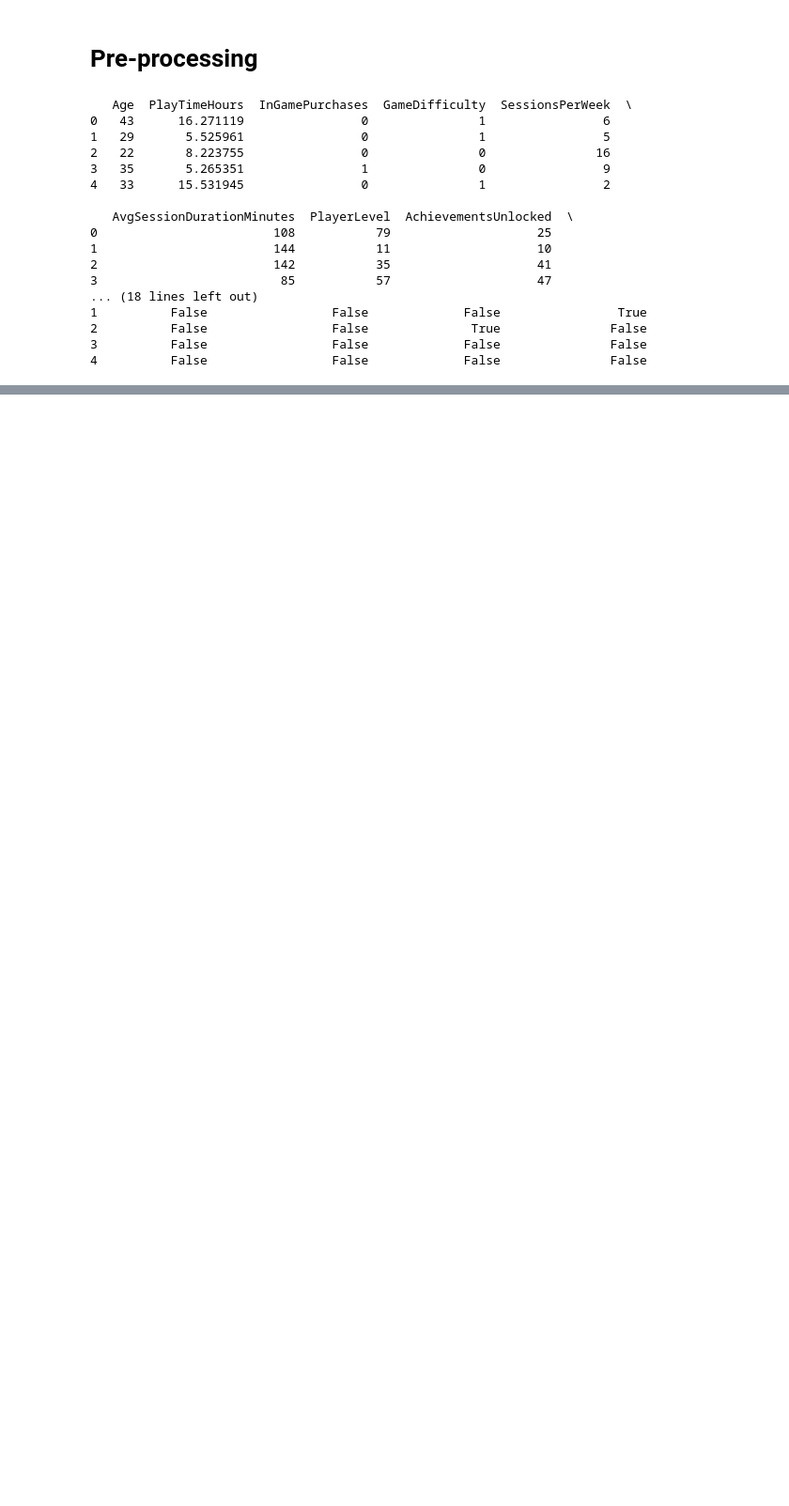
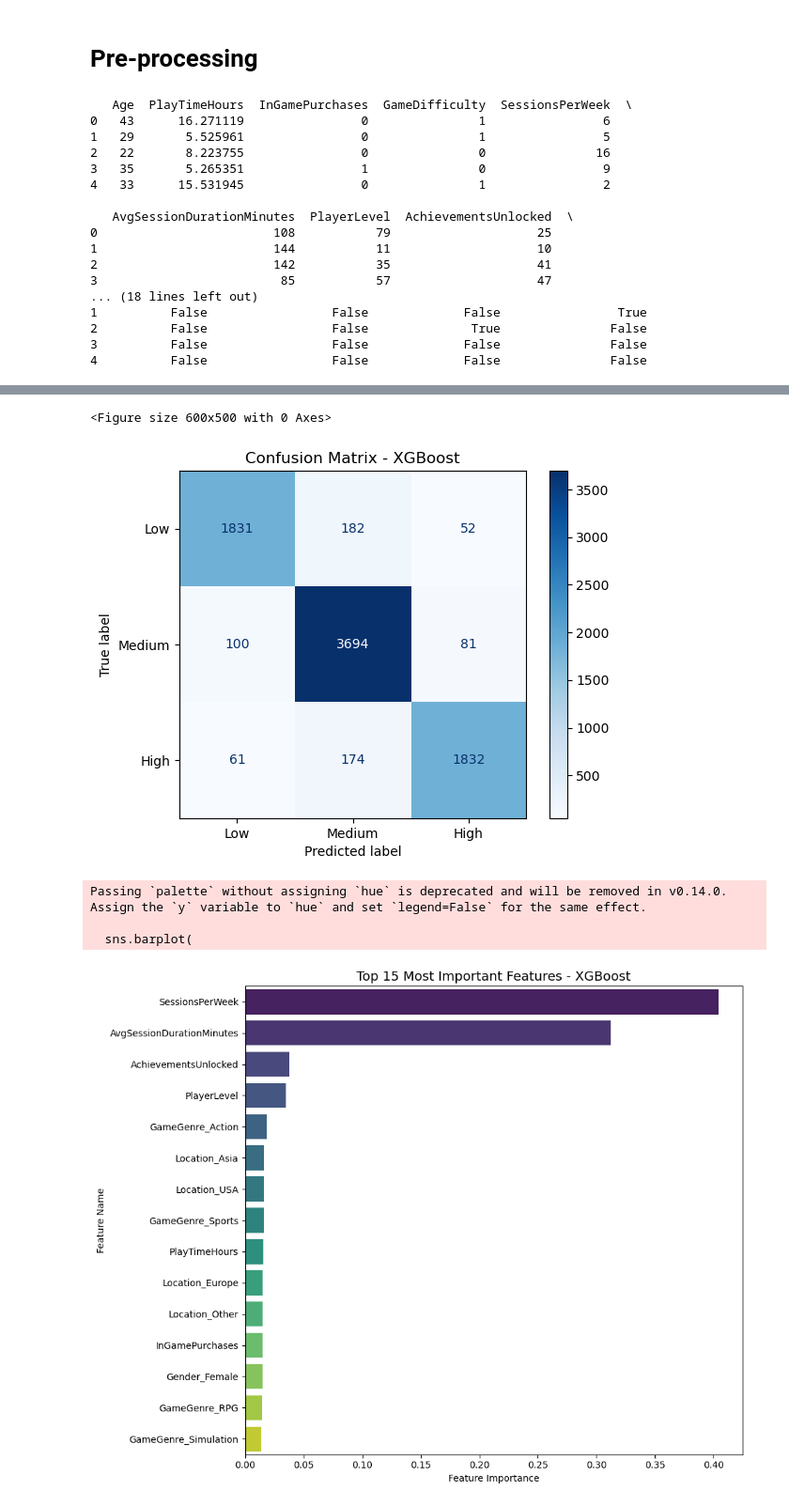
Before and after one commit to lutfialvarop/game-online-engagement, a Jupyter notebook: main.ipynb, the cells around one changed output, grey strips where cells are left out. Shown: that part at 94% size. Drawn from its saved outputs; the diff is of its cells as text; code cells hidden in the pictures; blank space fills up the shorter version.

Commit message:
Training and testing, best model saved

```diff
--- a/main.ipynb
+++ b/main.ipynb
@@ -221,2 +235,20 @@ print(df.head())
 # %%
-# Train-Test Split
+# Pisahkan fitur dan target
+X = df.drop(columns=["EngagementLevel"])
+y = df["EngagementLevel"]
+
+# Split data menjadi train dan test (80:20)
+X_train, X_test, y_train, y_test = train_test_split(
+    X, y, test_size=0.2, random_state=42, stratify=y
+)
+
+# Normalisasi fitur numerik (karena skala berbeda-beda)
+scaler = StandardScaler()
+X_train_scaled = X_train.copy()
+X_test_scaled = X_test.copy()
+
+num_cols = ["Age", "PlayTimeHours", "InGamePurchases", "SessionsPerWeek",
+            "AvgSessionDurationMinutes", "PlayerLevel", "AchievementsUnlocked"]
+
+X_train_scaled[num_cols] = scaler.fit_transform(X_train[num_cols])
+X_test_scaled[num_cols] = scaler.transform(X_test[num_cols])
@@ -224,0 +317,50 @@ print(df.head())
+# %%
+# Ambil model terbaik
+best_model = trained_models["XGBoost"]
+
+# Prediksi pada test set
+y_pred = best_model.predict(X_test_scaled)
+
+cm = confusion_matrix(y_test, y_pred)
+disp = ConfusionMatrixDisplay(confusion_matrix=cm, display_labels=["Low", "Medium", "High"])
+
+plt.figure(figsize=(6, 5))
+disp.plot(cmap="Blues", values_format="d")
+plt.title("Confusion Matrix - XGBoost")
+plt.show()
+
+
+importances = best_model.feature_importances_
+feature_names = X.columns
+
+# Buat DataFrame dan urutkan descending
+feat_imp = pd.DataFrame({
+    "Feature": feature_names,
+    "Importance": importances
+}).sort_values(by="Importance", ascending=False)  # urutkan dari paling penting ke paling rendah
+
+# Plot horizontal bar chart (descending)
+plt.figure(figsize=(10, 8))
+sns.barplot(
+    data=feat_imp.head(15),  # ambil 15 fitur teratas
+    x="Importance",
+    y="Feature",
+    palette="viridis"
+)
+plt.title("Top 15 Most Important Features - XGBoost", fontsize=14)
+plt.xlabel("Feature Importance")
+plt.ylabel("Feature Name")
+plt.tight_layout()
+plt.show()
+
+# Tampilkan 10 fitur teratas secara numerik
+print("Top 10 Most Important Features:")
+for i, (feat, imp) in enumerate(feat_imp.head(10).values):
+    print(f"{i+1}. {feat}: {imp:.4f}")
+# %% [output]
+<Figure size 600x500 with 0 Axes>
+[figure, added]
+Passing `palette` without assigning `hue` is deprecated and will be removed in v0.14.0. Assign the `y` variable to `hue` and set `legend=False` for the same effect.
+
+  sns.barplot(
+[figure, added]
```
Also changed, not shown: parts of 9 cells of this notebook.
